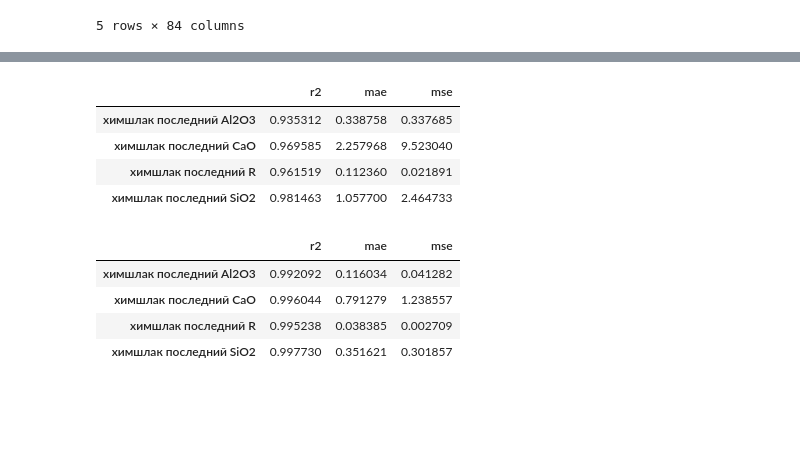
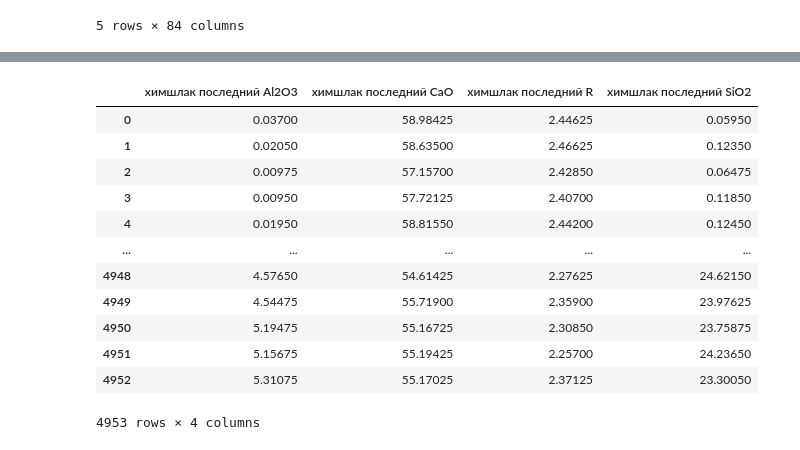
Before and after one commit to newmancu/hackathon_evraz, a Jupyter notebook: solv.ipynb, the cells around one changed output, grey strips where cells are left out. Drawn from its saved outputs; the diff is of its cells as text; code cells hidden in the pictures; blank space fills up the shorter version.

```diff
--- a/solv.ipynb
+++ b/solv.ipynb
@@ -295,10 +286,10 @@ score_table(results_lr2)
 # %%
-x_features = np.arange(0, df.shape[1])
+x_features = np.arange(0, ddf.shape[1])
 x_features = x_features[np.isin(x_features, itarget_features, invert=True)]
-X_m = df.iloc[:, x_features]
-y_n = df.iloc[:, itarget_features].values
+X_m = ddf.iloc[:, x_features]
+y_n = ddf.iloc[:, itarget_features].values
 X_w_marks = X_m.iloc[:, 1:]
-X_train_mask = ~(X_m.iloc[:,0] == predict_label)
+X_train_mask = X_m.iloc[:,0] != predict_label
 X_test_mask = X_m.iloc[:,0] == predict_label
 # %%
 idx = np.arange(0, X_w_marks.shape[1])
@@ -316,9 +307,11 @@ X_n.shape
 # %%
 from sklearn.model_selection import train_test_split
 # %%
-X_train = X_n[X_train_mask]
-X_test = X_n[X_test_mask]
-Y_train = y_n[X_train_mask]
-Y_test = y_n[X_test_mask]
-_, X_valid, _, Y_valid = train_test_split(X_test, Y_test, test_size=.1, random_state=3)
+X_train = X_n[X_train_mask.values]
+X_test = X_n[X_test_mask.values]
+Y_train = y_n[X_train_mask.values]
+Y_test = y_n[X_test_mask.values]
+X_train_add, X_valid, Y_train_add, Y_valid = train_test_split(X_test, Y_test, test_size=.2, random_state=223)
+X_train_extended = np.concatenate((X_train, X_train_add), axis=0)
+Y_train_extended = np.concatenate((Y_train, Y_train_add), axis=0)
 # %%
@@ -358,0 +362,12 @@ sup_test(X_train, Y_train, X_valid, Y_valid)
+# %%
+y_indexes = [1,2]
+
+RF1_2 = Pipeline([
+    ('reg', RandomForestRegressor(
+        n_estimators=400,
+        max_features=X_n.shape[1]//3,
+        random_state=6
+        ))
+])
+
+EN1_1 = ElasticNet(alpha=.5, l1_ratio=.2)
@@ -359,16 +420,25 @@ sup_test(X_train, Y_train, X_valid, Y_valid)
+# %%
+def predict(model, X_train, Y_train, X_pred, labels=target_features):
+    data = pd.DataFrame(columns=labels)
+    for i in range(0, Y_train.shape[1]):
+        model.fit(X_train, Y_train[:,i])
+        preds = model.predict(X_pred)
+        data.iloc[:, i] = preds
+    return data
 # %%
-sup_test(X_train, Y_train, X_test, Y_test)
+data = predict(RF1_2, X_train, Y_train, X_test)
+display(data)
 # %% [output]
-|  | r2 | mae | mse |
-| химшлак последний Al2O3 | 0.935312 | 0.338758 | 0.337685 |
-| химшлак последний CaO | 0.969585 | 2.257968 | 9.523040 |
-| химшлак последний R | 0.961519 | 0.112360 | 0.021891 |
-| химшлак последний SiO2 | 0.981463 | 1.057700 | 2.464733 |
+|  | химшлак последний Al2O3 | химшлак последний CaO | химшлак последний R | химшлак последний SiO2 |
+| 0 | 0.03700 | 58.98425 | 2.44625 | 0.05950 |
+| 1 | 0.02050 | 58.63500 | 2.46625 | 0.12350 |
+| 2 | 0.00975 | 57.15700 | 2.42850 | 0.06475 |
+| 3 | 0.00950 | 57.72125 | 2.40700 | 0.11850 |
+| 4 | 0.01950 | 58.81550 | 2.44200 | 0.12450 |
+| ... | ... | ... | ... | ... |
+| 4948 | 4.57650 | 54.61425 | 2.27625 | 24.62150 |
+| 4949 | 4.54475 | 55.71900 | 2.35900 | 23.97625 |
+| 4950 | 5.19475 | 55.16725 | 2.30850 | 23.75875 |
+| 4951 | 5.15675 | 55.19425 | 2.25700 | 24.23650 |
+| 4952 | 5.31075 | 55.17025 | 2.37125 | 23.30050 |
+4953 rows × 4 columns
-# %%
-sup_test(X_n, y_n, X_test, Y_test)
-# %% [output]
-|  | r2 | mae | mse |
-| химшлак последний Al2O3 | 0.992092 | 0.116034 | 0.041282 |
-| химшлак последний CaO | 0.996044 | 0.791279 | 1.238557 |
-| химшлак последний R | 0.995238 | 0.038385 | 0.002709 |
-| химшлак последний SiO2 | 0.997730 | 0.351621 | 0.301857 |
```
Also changed, not shown: parts of 58 cells of this notebook, 1 other file.
